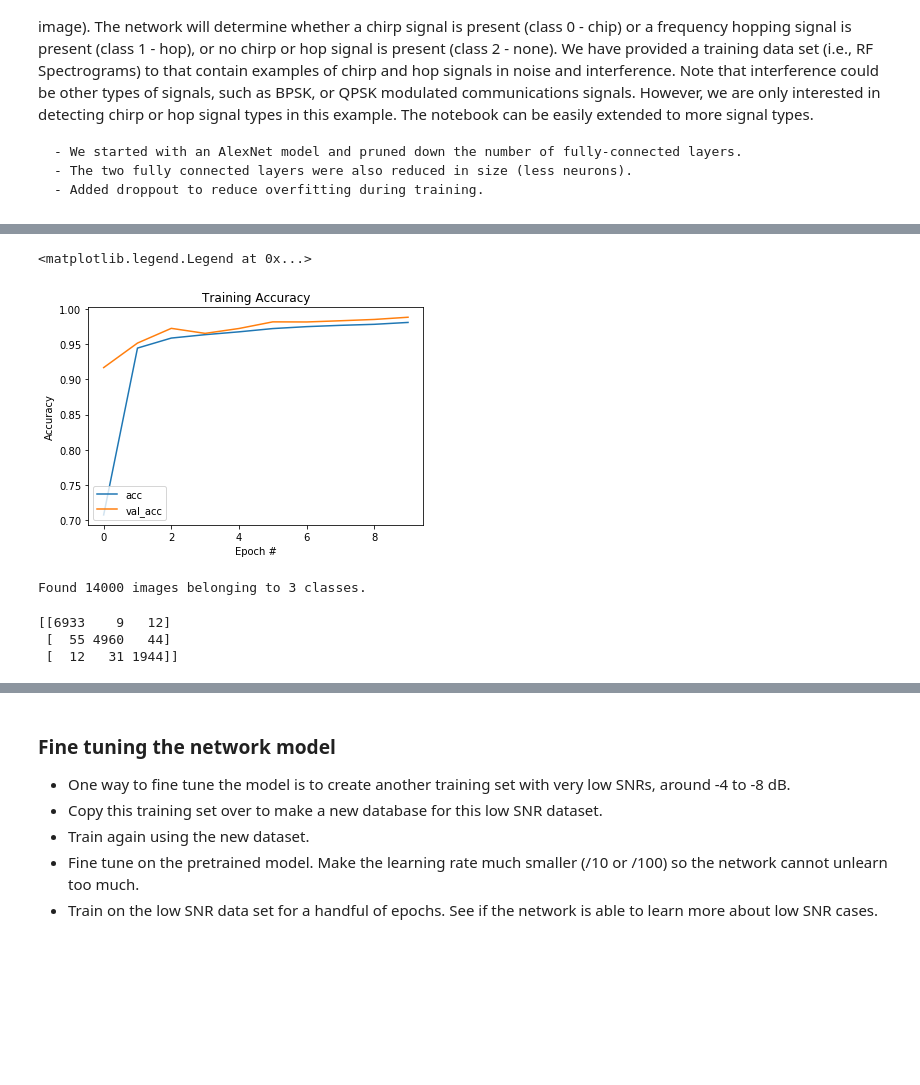
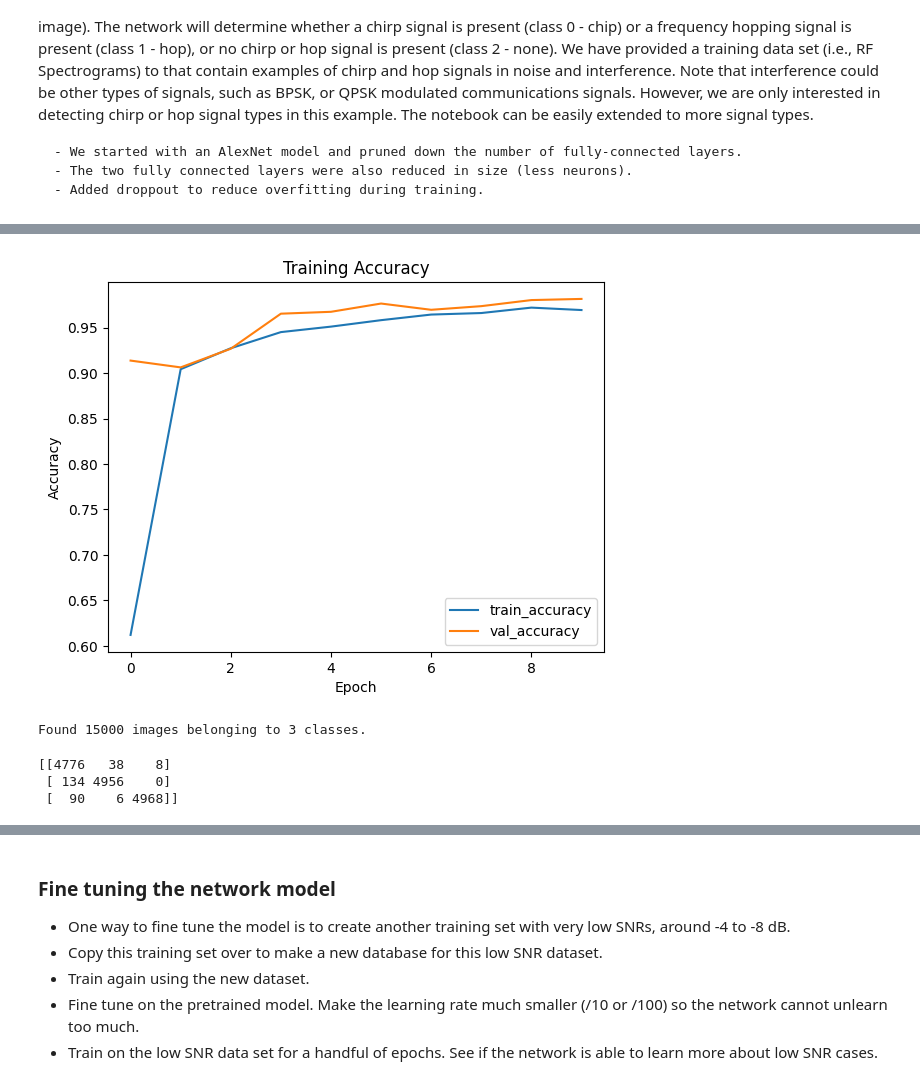
Before and after one commit to ohmdsp/mldsd, a Jupyter notebook: TF_DSD_Tutorial.ipynb, the cells around one changed output, grey strips where cells are left out. Saved outputs shown, nothing was run; the diff lists cells and outputs as text; code cells hidden in the pictures; blank space fills up the shorter version.

```diff
--- a/TF_DSD_Tutorial.ipynb
+++ b/TF_DSD_Tutorial.ipynb
@@ -64,7 +81,7 @@ from tensorflow.python.keras.layers import ReLU, Softmax, Reshape, GlobalAverage
 # %%
 # email me at ohmdsp@geeemale.com to get access to my TF dataset.
-train_dir = '/data/dsd_dataset/multi/train/'
-test_dir = '/data/dsd_dataset/multi/test/'
+train_dir = '/data/dsd_datasets/multi/train/'
+test_dir =  '/data/dsd_datasets/multi/test/'
 
 # Directory with our training images
 train_chirp_dir = os.path.join(train_dir, 'chirp')
@@ -229,12 +252,12 @@ epochs = 10
 steps_per_epoch = train_generator.n // batch_size
 validation_steps = validation_generator.n // batch_size
 
-history = model.fit_generator(train_generator,
-                              steps_per_epoch = steps_per_epoch,
-                              epochs=epochs,
-                              #class_weight=class_weight,
-                              workers=4,
-                              validation_data=validation_generator,
-                              validation_steps=validation_steps,
-                              use_multiprocessing = True)
+history = model.fit(train_generator,
+                    steps_per_epoch = steps_per_epoch,
+                    epochs=epochs,
+                    #class_weight=class_weight,
+                    workers=4,
+                    validation_data=validation_generator,
+                    validation_steps=validation_steps,
+                    use_multiprocessing = False)
 # %% [output]
@@ -273,18 +305,17 @@ plt.legend(loc="lower left")
 # %%
 # plot the training loss and accuracy
-N = epochs
-#plt.style.use("ggplot")
+N = len(history.history["accuracy"])
+
 plt.figure()
-plt.plot(np.arange(0, N), history.history["acc"], label="acc")
-plt.plot(np.arange(0, N), history.history["val_acc"], label="val_acc")
+plt.plot(np.arange(0, N), history.history["accuracy"], label="train_accuracy")
+plt.plot(np.arange(0, N), history.history["val_accuracy"], label="val_accuracy")
 plt.title("Training Accuracy")
-plt.xlabel("Epoch #")
+plt.xlabel("Epoch")
 plt.ylabel("Accuracy")
-plt.legend(loc="lower left")
-#plt.savefig("plot.png")
+plt.legend()
+plt.show()
 # %% [output]
-<matplotlib.legend.Legend at 0x...>
-[figure, old version]
+[figure, new version]
 # %%
 # Normalize a confusion matrix
 def normalize_conf_mtx(cm):
@@ -321,7 +352,7 @@ validation_generator = validation_datagen.flow_from_directory(
                 color_mode='grayscale',
                 class_mode='categorical')
 # %% [output]
-Found 14000 images belonging to 3 classes.
+Found 15000 images belonging to 3 classes.
 # %%
 # Generate final results on test set by plotting confusion matrices
 eval_gen = validation_generator
@@ -336,9 +367,9 @@ y_true = Y_true[0:y_pred.shape[0]]
 print(confusion_matrix(y_pred, y_true))
 cm, norm_cm = create_conf_mtxs(y_true, y_pred)
 # %% [output]
-[[6933    9   12]
- [  55 4960   44]
- [  12   31 1944]]
+[[4776   38    8]
+ [ 134 4956    0]
+ [  90    6 4968]]
 # %%
 def plot_confusion_matrix(cm,
                           target_names,
```
Also changed, not shown: parts of 20 cells of this notebook, 1 other file.
